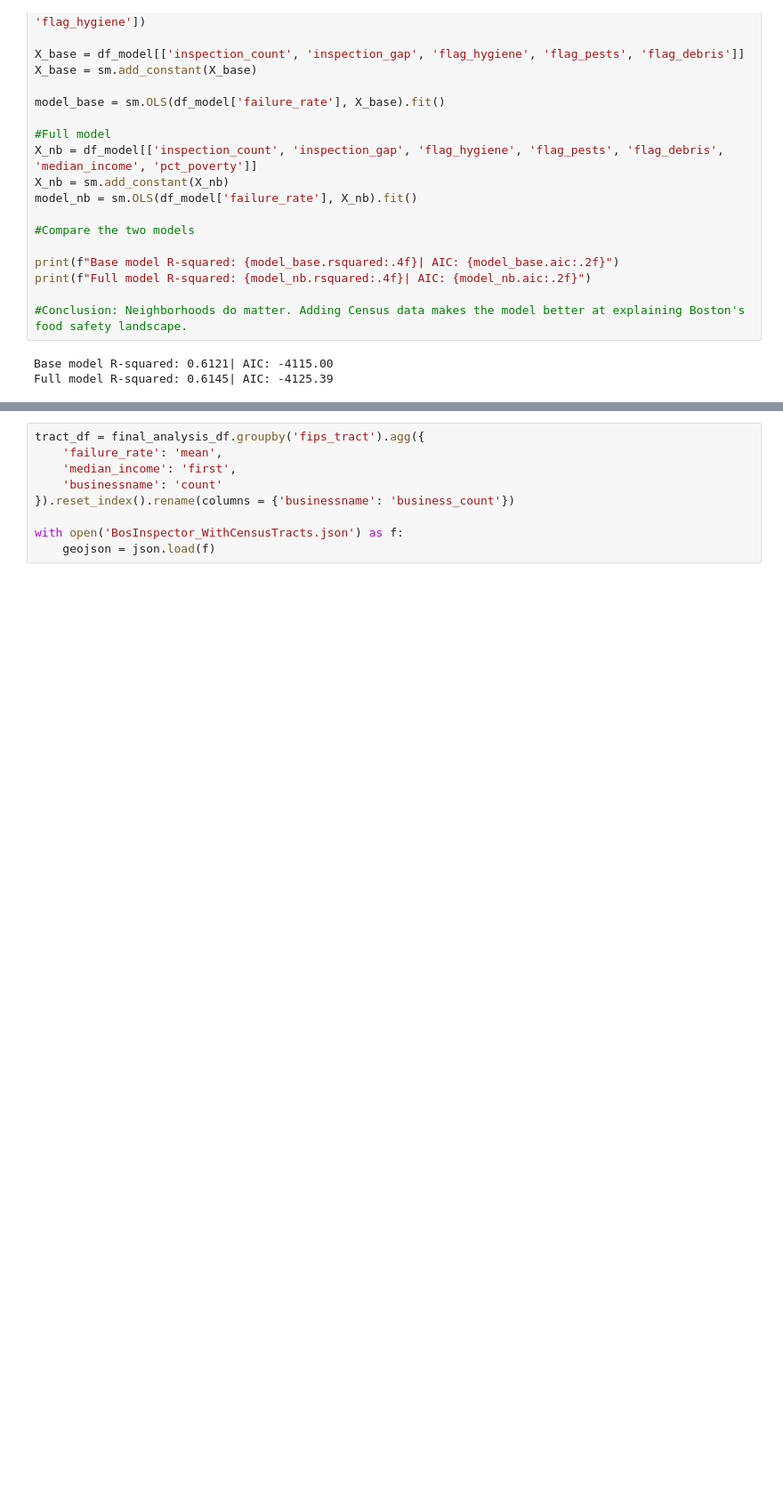
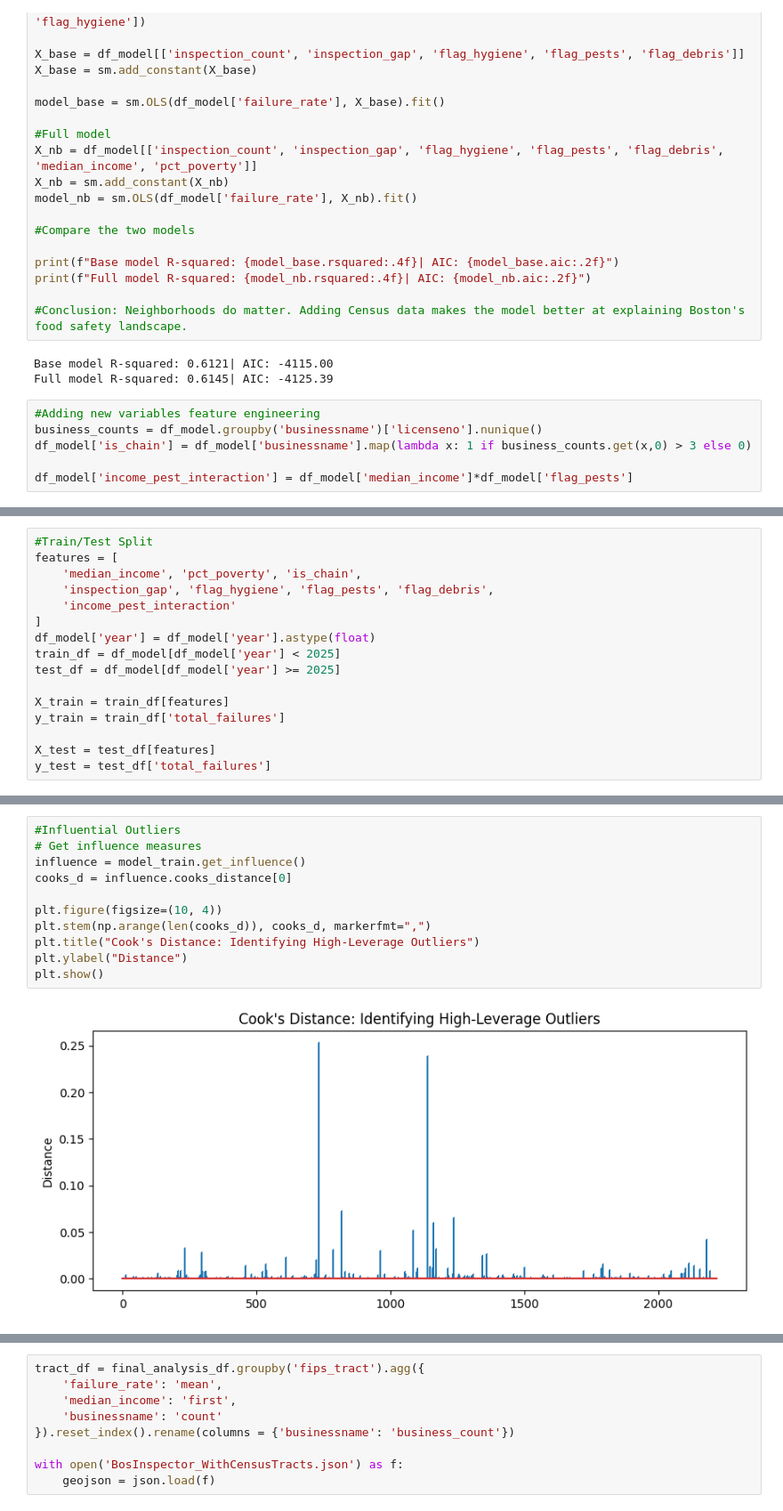
Before and after one commit to sy112-ops/YehS.ProjectDSH, a Jupyter notebook: YehS.ProjectDSH.ipynb, the cells around one changed output, grey strips where cells are left out. Shown at 89% size. Cells and saved outputs as stored; diff of their text form; blank space fills up the shorter version.

```diff
--- a/YehS.ProjectDSH.ipynb
+++ b/YehS.ProjectDSH.ipynb
@@ -452,6 +439,12 @@ print(f"Full model R-squared: {model_nb.rsquared:.4f}| AIC: {model_nb.aic:.2f}")
 # %% [output]
 Base model R-squared: 0.6121| AIC: -4115.00
 Full model R-squared: 0.6145| AIC: -4125.39
+# %%
+#Adding new variables feature engineering
+business_counts = df_model.groupby('businessname')['licenseno'].nunique()
+df_model['is_chain'] = df_model['businessname'].map(lambda x: 1 if business_counts.get(x,0) > 3 else 0)
+
+df_model['income_pest_interaction'] = df_model['median_income']*df_model['flag_pests']
 # %%
 X_final_cols = ['inspection_count', 'inspection_gap', 'flag_hygiene', 'flag_pests', 'flag_debris', 'median_income', 'pct_poverty']
 X_final = sm.add_constant(df_model[X_final_cols])
@@ -479,0 +490,16 @@ strong multicollinearity or other numerical problems.
+# %%
+#Train/Test Split
+features = [
+    'median_income', 'pct_poverty', 'is_chain',
+    'inspection_gap', 'flag_hygiene', 'flag_pests', 'flag_debris',
+    'income_pest_interaction'
+]
+df_model['year'] = df_model['year'].astype(float)
+train_df = df_model[df_model['year'] < 2025]
+test_df = df_model[df_model['year'] >= 2025]
+
+X_train = train_df[features]
+y_train = train_df['total_failures']
+
+X_test = test_df[features]
+y_test = test_df['total_failures']
@@ -479,0 +595,13 @@ strong multicollinearity or other numerical problems.
+# %%
+#Influential Outliers
+# Get influence measures
+influence = model_train.get_influence()
+cooks_d = influence.cooks_distance[0]
+
+plt.figure(figsize=(10, 4))
+plt.stem(np.arange(len(cooks_d)), cooks_d, markerfmt=",")
+plt.title("Cook's Distance: Identifying High-Leverage Outliers")
+plt.ylabel("Distance")
+plt.show()
+# %% [output]
+[figure, added]
```
Also changed, not shown: parts of 8 cells of this notebook, 4 other files.
